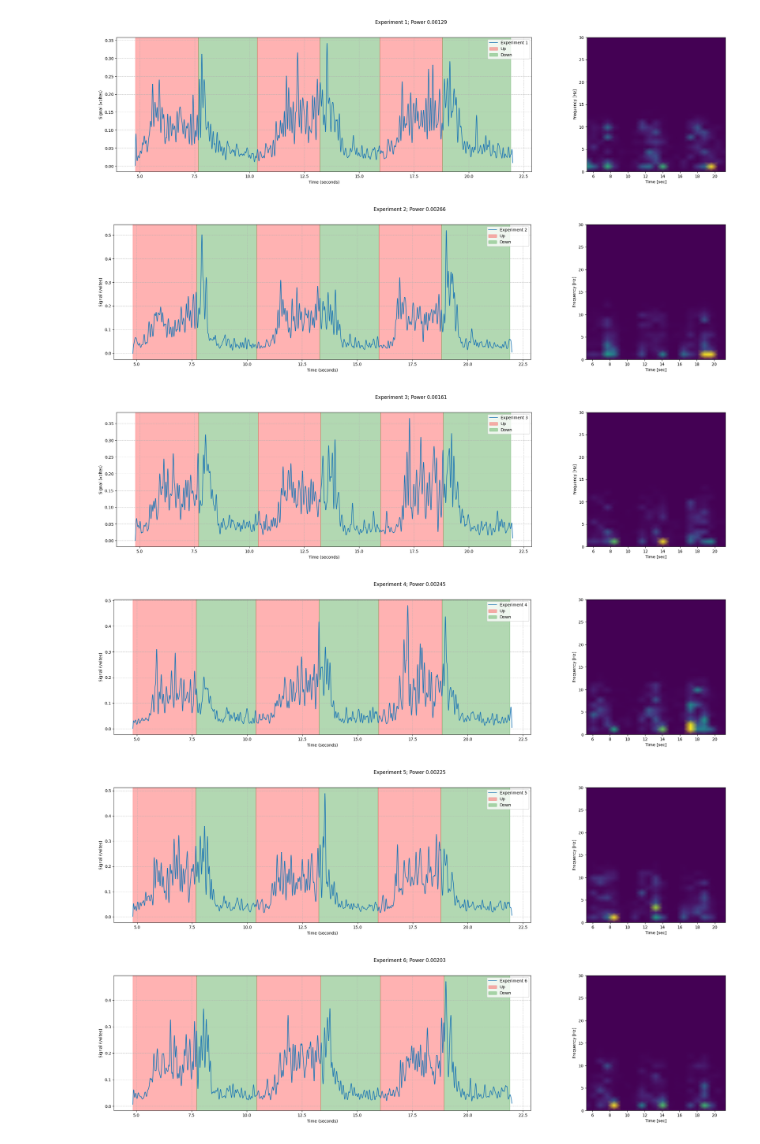
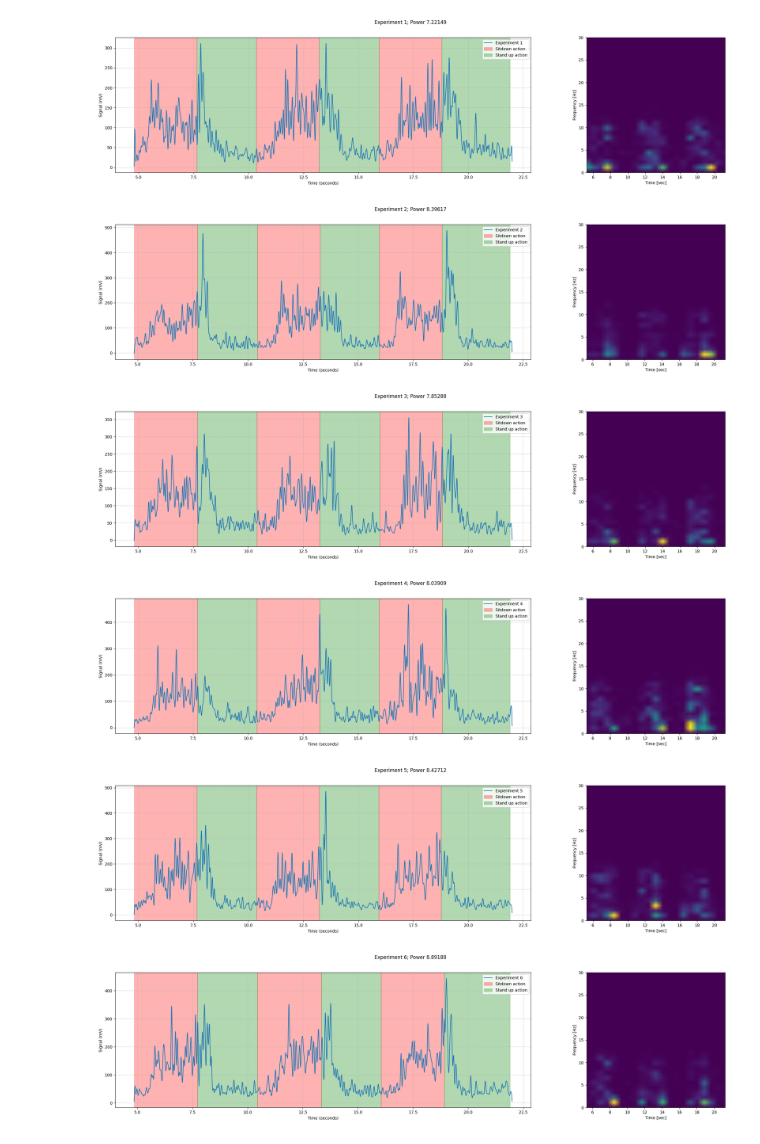
Before and after one commit to Slauva/thesis-project, a Jupyter notebook: experiment_optimal_position/3.0_data_experiment compare.ipynb, the cells around one changed output. Saved outputs shown, nothing was run; the diff lists cells and outputs as text; code cells hidden in the pictures.

```diff
--- a/experiment_optimal_position/3.0_data_experiment compare.ipynb
+++ b/experiment_optimal_position/3.0_data_experiment compare.ipynb
@@ -85,45 +127,73 @@ plt.show()
 # %%
+power = []
 CHANNEL = 1
 for exp in range(1, 11):
-    interval, emg, config = data_prepare(f"../data/sitting/exp_{exp}", low_pass=40)
+    interval, emg, config = data_prepare(
+        f"../data/sitting/exp_{exp}", low_pass=40, high_band=15, low_band=400
+    )
 
-    f, P = welch(emg[:, CHANNEL], fs=1000, window='hann', noverlap=0, nfft=int(256.))
+    f, P = welch(emg[:, CHANNEL], fs=1000, window="hann", noverlap=0, nfft=int(256.0))
     area_freq = cumtrapz(P, f, initial=0)
     total_power = area_freq[-1]
 
-    fig, axes = plt.subplots(1, 2, figsize=(27, 6), gridspec_kw={'width_ratios': [3, 1]})
+    total_power = np.sqrt(np.sum(np.power(emg[:, CHANNEL], 2)))
+    power.append(
+        [
+            np.sqrt(np.sum(np.power(emg[:, 1], 2))),
+            np.sqrt(np.mean(np.power(emg[:, 1], 2))),
+            np.trapz(np.power(emg[:, 1], 2)),
+            simps(np.power(emg[:, 1], 2)),
+        ]
+    )
+    fig, axes = plt.subplots(
+        1, 2, figsize=(27, 6), gridspec_kw={"width_ratios": [3, 1]}
+    )
     fig.suptitle(f"Experiment {exp}; Power {total_power:.5f}")
 
-    axes[0].plot(interval, emg[:, CHANNEL], label=f"Experiment {exp}")
+    axes[0].plot(interval, emg[:, CHANNEL] * 1000, label=f"Experiment {exp}")
 
     axes[0].grid(True, linestyle="--", alpha=0.7)
     axes[0].set_xlabel("Time (seconds)")
-    axes[0].set_ylabel("Signal (voltes)")
+    axes[0].set_ylabel("Signal (mV)")
     c = ["r", "g"]
     periods = []
     for i in range(3):
         t0 = np.argwhere(interval >= config[f"close_{i}"])[0][0]
         tf = np.argwhere(interval >= config[f"open_{i}"])[0][0]
         periods.extend([t0, tf])
     periods.append(np.argwhere(interval >= 21.9)[0][0])
     for i in range(len(periods) - 1):
         if i in [0, 1]:
-            axes[0].axvspan(interval[periods[i]], interval[periods[i + 1]], color=c[i%2], alpha=0.3, label=f"{'Up' if i%2==0 else 'Down'}")
+            axes[0].axvspan(
+                interval[periods[i]],
+                interval[periods[i + 1]],
+                color=c[i % 2],
+                alpha=0.3,
+                label=f"{'Sitdown action' if i%2==0 else 'Stand up action'}",
+            )
         else:
-            axes[0].axvspan(interval[periods[i]], interval[periods[i + 1]], color=c[i%2], alpha=0.3)
+            axes[0].axvspan(
+                interval[periods[i]],
+                interval[periods[i + 1]],
+                color=c[i % 2],
+                alpha=0.3,
+            )
     axes[0].legend()
 
-    f, t, Sxx = spectrogram(emg[:, CHANNEL], emg.shape[0] / (interval[-1] - interval[periods[0]]))
-    axes[1].pcolormesh(t + interval[periods[0]], f, Sxx, shading='gouraud')
-    axes[1].set_ylabel('Frequency [Hz]')
-    axes[1].set_xlabel('Time [sec]')
+    f, t, Sxx = spectrogram(
+        emg[:, CHANNEL], emg.shape[0] / (interval[-1] - interval[periods[0]])
+    )
+    axes[1].pcolormesh(t + interval[periods[0]], f, Sxx, shading="gouraud")
+    axes[1].set_ylabel("Frequency [Hz]")
+    axes[1].set_xlabel("Time [sec]")
     axes[1].set_ylim([0, 30])
 
     plt.show()
+power = np.array(power)
 # %% [output]
-[figure, old version]
+[figure, new version]
-[figure, old version]
+[figure, new version]
-[figure, old version]
+[figure, new version]
-[figure, old version]
+[figure, new version]
-[figure, old version]
+[figure, new version]
-[figure, old version]
+[figure, new version]
```
Also changed, not shown: parts of 10 cells of this notebook, 7 other files.
